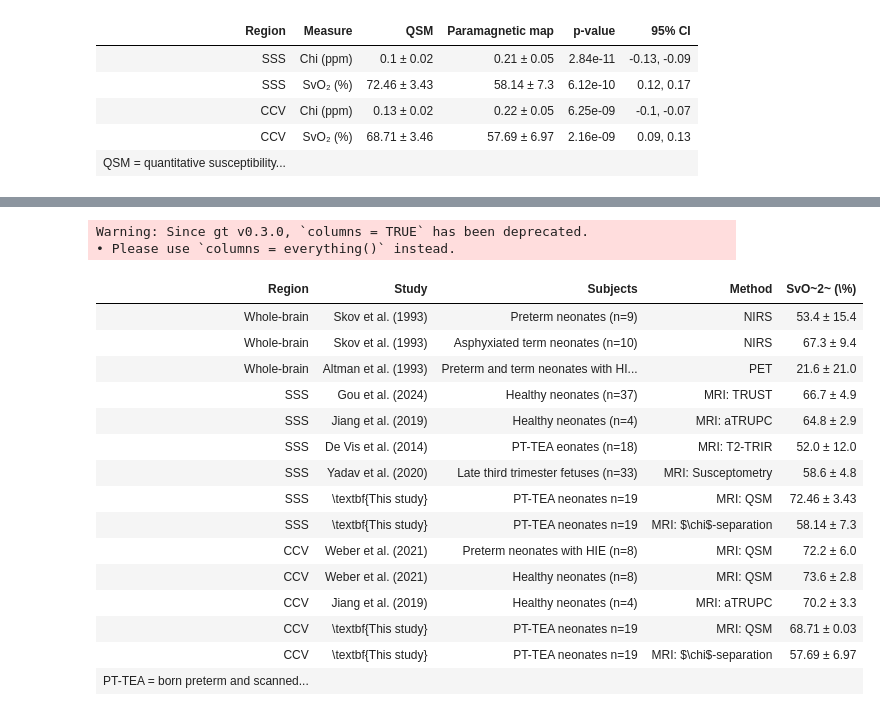
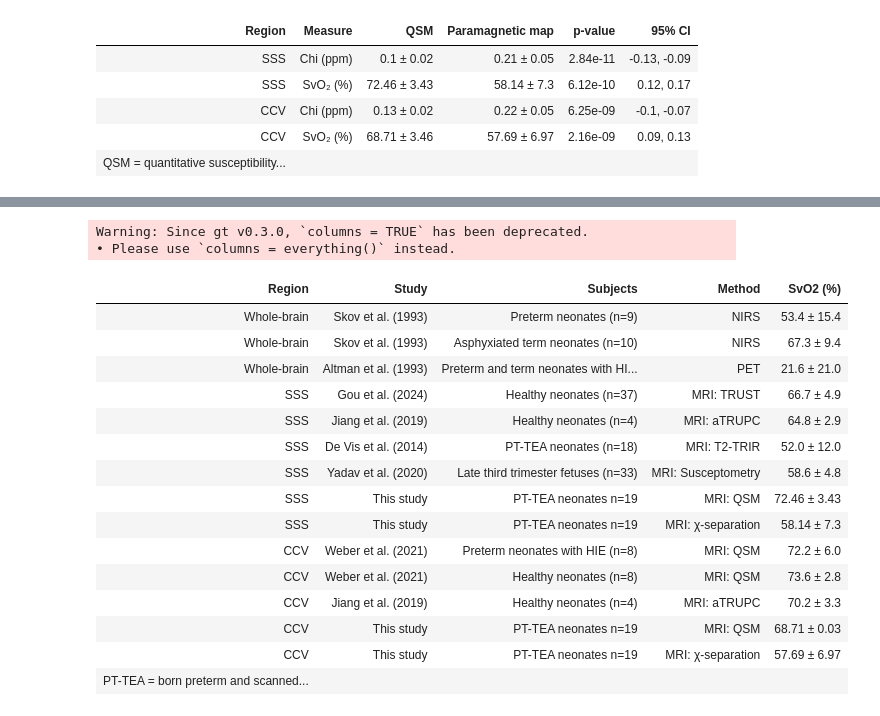
Before and after one commit to WeberLab/Chisep_CSVO2_Manuscript, a Jupyter notebook: index.embed.ipynb, the cells around one changed output, grey strips where cells are left out. Drawn from its saved outputs; the diff is of its cells as text; code cells hidden in the pictures.

```diff
--- a/index.embed.ipynb
+++ b/index.embed.ipynb
@@ -470,19 +323,23 @@ df[2,] <- c("Whole-brain", "Skov et al. \n(1993)    ", "Asphyxiated term \nneona
 df[3,] <- c("Whole-brain", "Altman et al. \n(1993)    ", "Preterm and term \nneonates with HIE \n(n=11)", "PET            ", "21.6 \U00B1 21.0 ")
 df[4,] <- c("SSS        ", "Gou et al. \n(2024)     ", "Healthy neonates \n(n=37)                    ", "MRI: \nTRUST   ", "66.7 \U00B1 4.9  ")
 df[5,] <- c("SSS        ", "Jiang et al. \n(2019)   ", "Healthy neonates \n(n=4)                     ", "MRI: \naTRUPC  ", "64.8 \U00B1 2.9  ")
-df[6,] <- c("SSS        ", "De Vis et al. \n(2014)  ", "PT-TEA \neonates (n=18)                      ", "MRI: \nT2-TRIR ", "52.0 \U00B1 12.0 ")
+df[6,] <- c("SSS        ", "De Vis et al. \n(2014)  ", "PT-TEA \nneonates (n=18)                      ", "MRI: \nT2-TRIR ", "52.0 \U00B1 12.0 ")
 df[7,] <- c("SSS", "Yadav et al. \n(2020)", "Late third \ntrimester fetuses \n(n=33)", "MRI: \nSusceptometry", "58.6 \U00B1 4.8")
-df[8,] <- c("SSS", "\\textbf{This study}", "PT-TEA \nneonates \nn=19", "MRI: \nQSM", paste0(rndmean(newdata$Gavin_SSSVein_CSvO2*100), " \U00B1 ", rndsd(newdata$Gavin_SSSVein_CSvO2*100)))
-df[9,] <- c("SSS", "\\textbf{This study}", "PT-TEA \nneonates \nn=19", "MRI: \n$\\chi$-separation", paste0(rndmean(newdata$Chisep_SSSVein_CSvO2*100), " \U00B1 ", rndsd(newdata$Chisep_SSSVein_CSvO2*100)))
+df[8,] <- c("SSS", "**This study**", "PT-TEA \nneonates \nn=19", "MRI: \nQSM", paste0(rndmean(newdata$Gavin_SSSVein_CSvO2*100), " \U00B1 ", rndsd(newdata$Gavin_SSSVein_CSvO2*100)))
+df[9,] <- c("SSS", "**This study**", "PT-TEA \nneonates \nn=19", "MRI: \n \U03C7-separation", paste0(rndmean(newdata$Chisep_SSSVein_CSvO2*100), " \U00B1 ", rndsd(newdata$Chisep_SSSVein_CSvO2*100)))
 df[10,] <- c("CCV", "Weber et al. (2021)", "Preterm neonates \nwith HIE (n=8)", "MRI: \nQSM", "72.2 \U00B1 6.0")
 df[11,] <- c("CCV", "Weber et al. (2021)", "Healthy neonates \n(n=8)", "MRI: \nQSM", "73.6 \U00B1 2.8")
 df[12,] <- c("CCV", "Jiang et al. (2019)", "Healthy neonates \n(n=4)", "MRI: \naTRUPC", "70.2 \U00B1 3.3")
-df[13,] <- c("CCV", "\\textbf{This study}", "PT-TEA \nneonates \nn=19", "MRI: \nQSM", paste0(rndmean(newdata$Gavin_IntVein_CSvO2*100), " \U00B1 ", rndsd(newdata$Gavin_IntVein_CSvO2)))
-df[14,] <- c("CCV", "\\textbf{This study}", "PT-TEA \nneonates \nn=19", "MRI: \n$\\chi$-separation", paste0(rndmean(newdata$Chisep_IntVein_CSvO2*100), " \U00B1 ", rndsd(newdata$Chisep_IntVein_CSvO2*100)))
+df[13,] <- c("CCV", "**This study**", "PT-TEA \nneonates \nn=19", "MRI: \nQSM", paste0(rndmean(newdata$Gavin_IntVein_CSvO2*100), " \U00B1 ", rndsd(newdata$Gavin_IntVein_CSvO2)))
+df[14,] <- c("CCV", "**This study**", "PT-TEA \nneonates \nn=19", "MRI: \n \U03C7-separation", paste0(rndmean(newdata$Chisep_IntVein_CSvO2*100), " \U00B1 ", rndsd(newdata$Chisep_IntVein_CSvO2*100)))
 footnotetext="PT-TEA = born preterm and scanned at term-equivalent age; late third trimester = >35 weeks gestational age; HIE = hypoxic-ischemic encephalopathy; TRUST = T2-relaxation-under-spin tagging; aTRUPC = accelerated T2-relaxation-under-phase-contrast; T2-TRIR = T2-tissue-relaxation-inversion-recovery; SWI = susceptibility weighted imaging."
 
 if (knitr::is_latex_output()) {
-df <- df |> rename("SvO$_{2}$ (\\\U0025)" = SvO2)
+df <- df |> rename("\\textbf{SvO$_{2}$ (\\\U0025)}" = SvO2, "\\textbf{Region}" = Region, "\\textbf{Study}" = Study, "\\textbf{Subjects}" = Subjects, "\\textbf{Method}" = Method)
+df[8,2] <- "\\textbf{This study}"
+df[9,2] <- "\\textbf{This study}"
+df[13,2] <- "\\textbf{This study}"
+df[14,2] <- "\\textbf{This study}"
 df[1,] <- linebreak(df[1,])
 df[2,] <- linebreak(df[2,])
 df[3,] <- linebreak(df[3,])
@@ -495,48 +352,54 @@ df[9,] <- linebreak(df[9,])
 df[10,] <- linebreak(df[10,])
 df[11,] <- linebreak(df[11,])
 df[12,] <- linebreak(df[12,])
 df[13,] <- linebreak(df[13,])
 df[14,] <- linebreak(df[14,])
 df |>
   kbl(format = "latex",
     booktabs = TRUE,
     longtable = TRUE,
     linesep = "",
     align = "ccllr",
     escape = FALSE) |>
     # collapse_rows() |>
     kable_styling(font_size = 9, position = "center", latex_options = c("hold_position", "scale_down"), full_width = FALSE) |>
     footnote(general_title = "",
            footnote_as_chunk = TRUE,
            threeparttable = TRUE,
            general = footnotetext)
 } else {
-df <- df |> rename("SvO~2~ (\\\U0025)" = SvO2)
 df |>
     mutate(across(everything(), ~ str_replace_all(., "\n", "<br>"))) |>
     gt() |>
     cols_align(align = "center", columns = c("Region", "Study")) |>
     tab_footnote(footnotetext) |>
     fmt_markdown(columns = TRUE) |>
+    cols_label(
+      Region = md("**Region**"),
+      Study = md("**Study**"),
+      Subjects = md("**Subjects**"),
+      Method = md("**Method**"),
+      SvO2 = md("**SvO~2~ (%)**")
+    )|>
     tab_options(quarto.disable_processing = TRUE)
 }
 # %% [output]
 Warning: Since gt v0.3.0, `columns = TRUE` has been deprecated.
 • Please use `columns = everything()` instead.
-| Region | Study | Subjects | Method | SvO~2~ (\%) |
+| Region | Study | Subjects | Method | SvO2 (%) |
 | Whole-brain | Skov et al. (1993) | Preterm neonates (n=9) | NIRS | 53.4 ± 15.4 |
 | Whole-brain | Skov et al. (1993) | Asphyxiated term neonates (n=10) | NIRS | 67.3 ± 9.4 |
 | Whole-brain | Altman et al. (1993) | Preterm and term neonates with HI... | PET | 21.6 ± 21.0 |
 | SSS | Gou et al. (2024) | Healthy neonates (n=37) | MRI: TRUST | 66.7 ± 4.9 |
 | SSS | Jiang et al. (2019) | Healthy neonates (n=4) | MRI: aTRUPC | 64.8 ± 2.9 |
-| SSS | De Vis et al. (2014) | PT-TEA eonates (n=18) | MRI: T2-TRIR | 52.0 ± 12.0 |
+| SSS | De Vis et al. (2014) | PT-TEA neonates (n=18) | MRI: T2-TRIR | 52.0 ± 12.0 |
 | SSS | Yadav et al. (2020) | Late third trimester fetuses (n=33) | MRI: Susceptometry | 58.6 ± 4.8 |
-| SSS | \textbf{This study} | PT-TEA neonates n=19 | MRI: QSM | 72.46 ± 3.43 |
-| SSS | \textbf{This study} | PT-TEA neonates n=19 | MRI: $\chi$-separation | 58.14 ± 7.3 |
+| SSS | This study | PT-TEA neonates n=19 | MRI: QSM | 72.46 ± 3.43 |
+| SSS | This study | PT-TEA neonates n=19 | MRI: χ-separation | 58.14 ± 7.3 |
 | CCV | Weber et al. (2021) | Preterm neonates with HIE (n=8) | MRI: QSM | 72.2 ± 6.0 |
 | CCV | Weber et al. (2021) | Healthy neonates (n=8) | MRI: QSM | 73.6 ± 2.8 |
 | CCV | Jiang et al. (2019) | Healthy neonates (n=4) | MRI: aTRUPC | 70.2 ± 3.3 |
-| CCV | \textbf{This study} | PT-TEA neonates n=19 | MRI: QSM | 68.71 ± 0.03 |
-| CCV | \textbf{This study} | PT-TEA neonates n=19 | MRI: $\chi$-separation | 57.69 ± 6.97 |
+| CCV | This study | PT-TEA neonates n=19 | MRI: QSM | 68.71 ± 0.03 |
+| CCV | This study | PT-TEA neonates n=19 | MRI: χ-separation | 57.69 ± 6.97 |
 | PT-TEA = born preterm and scanned... |  |  |  |  |
 # %% [markdown]
```
Also changed, not shown: parts of 11 cells of this notebook, 24 other files.
